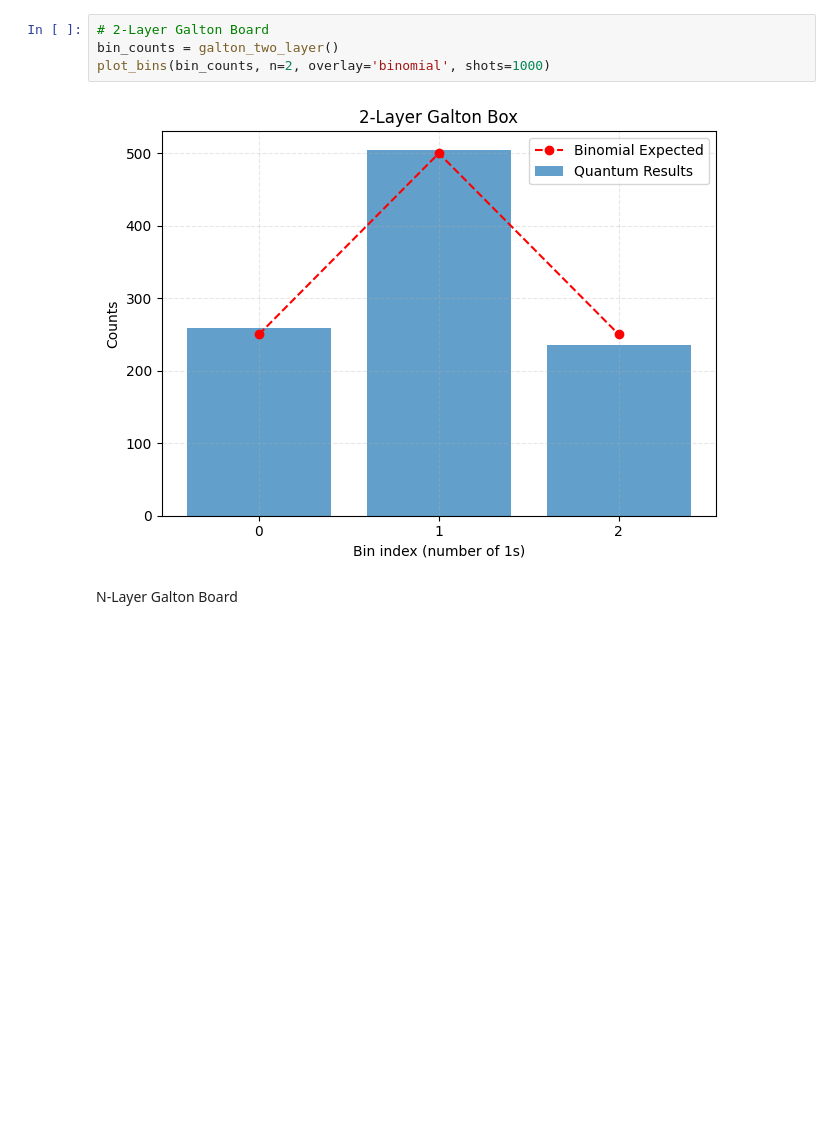
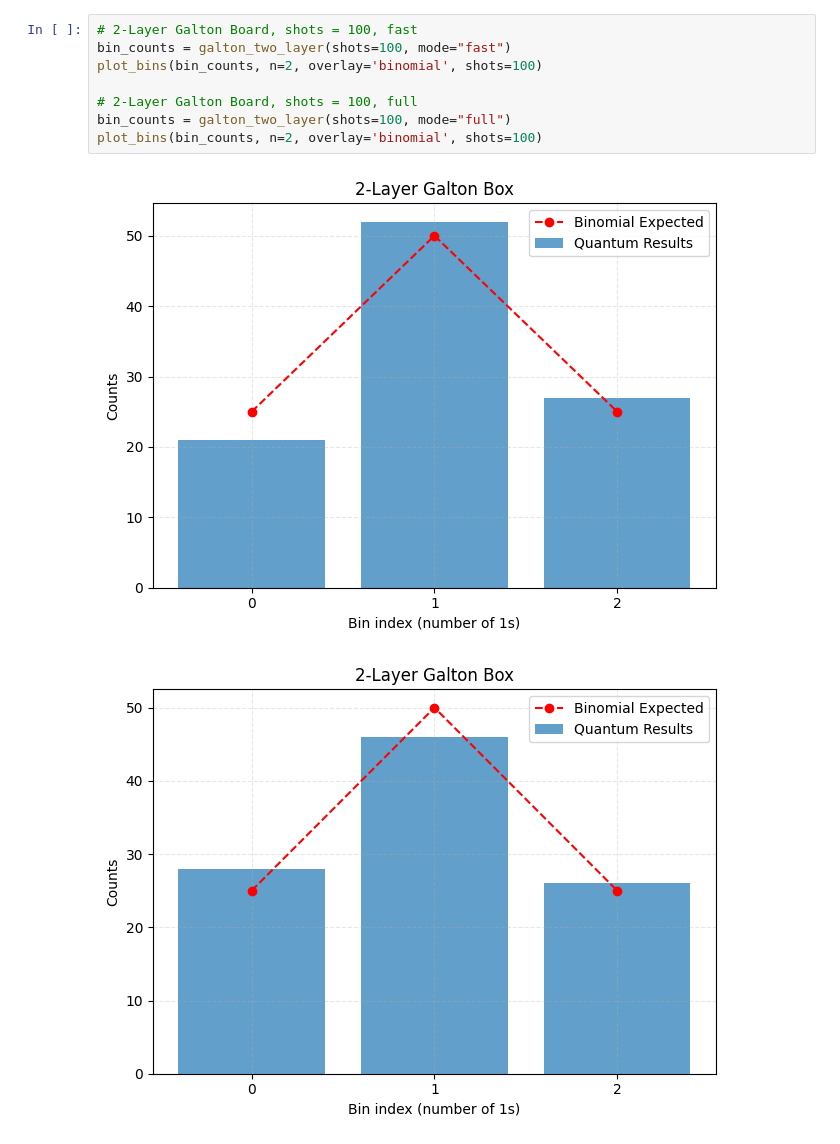
Before and after one commit to ismail-mehmood/quantum_nnl_project, a Jupyter notebook: notebooks/galton_box_demo.ipynb, the cells around one changed output. Drawn from its saved outputs; the diff is of its cells as text; blank space fills up the shorter version.

```diff
--- a/notebooks/galton_box_demo.ipynb
+++ b/notebooks/galton_box_demo.ipynb
@@ -23,8 +63,11 @@ Two layer Galton Board
 # %%
-# 2-Layer Galton Board
-bin_counts = galton_two_layer()
-plot_bins(bin_counts, n=2, overlay='binomial', shots=1000)
+# 2-Layer Galton Board, shots = 100, fast
+bin_counts = galton_two_layer(shots=100, mode="fast")
+plot_bins(bin_counts, n=2, overlay='binomial', shots=100)
+
+# 2-Layer Galton Board, shots = 100, full
+bin_counts = galton_two_layer(shots=100, mode="full")
+plot_bins(bin_counts, n=2, overlay='binomial', shots=100)
 # %% [output]
-[figure, old version]
+[figure, new version]
+[figure, added]
-# %% [markdown]
-N-Layer Galton Board
```
Also changed, not shown: parts of 18 cells of this notebook, 9 other files.
